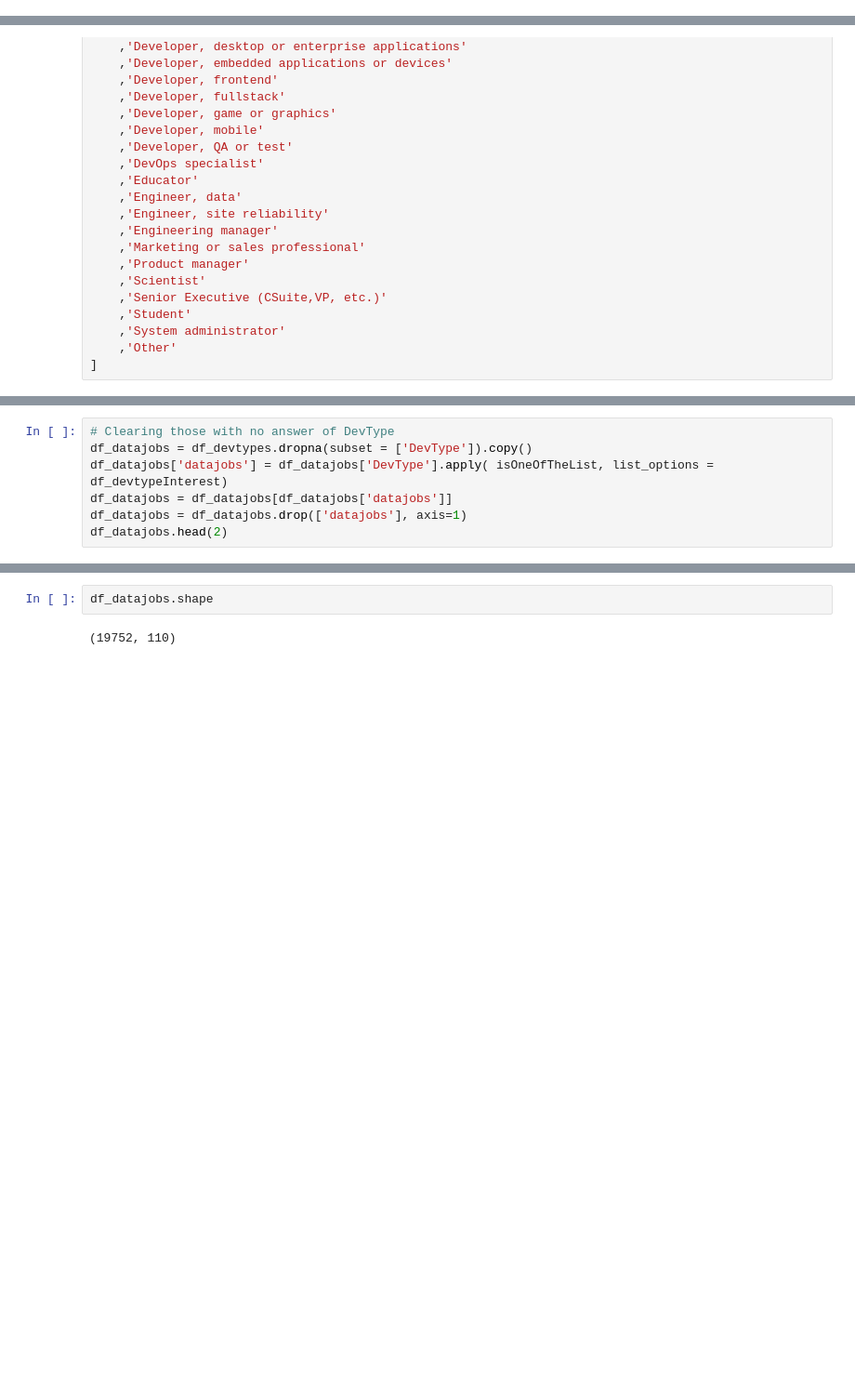
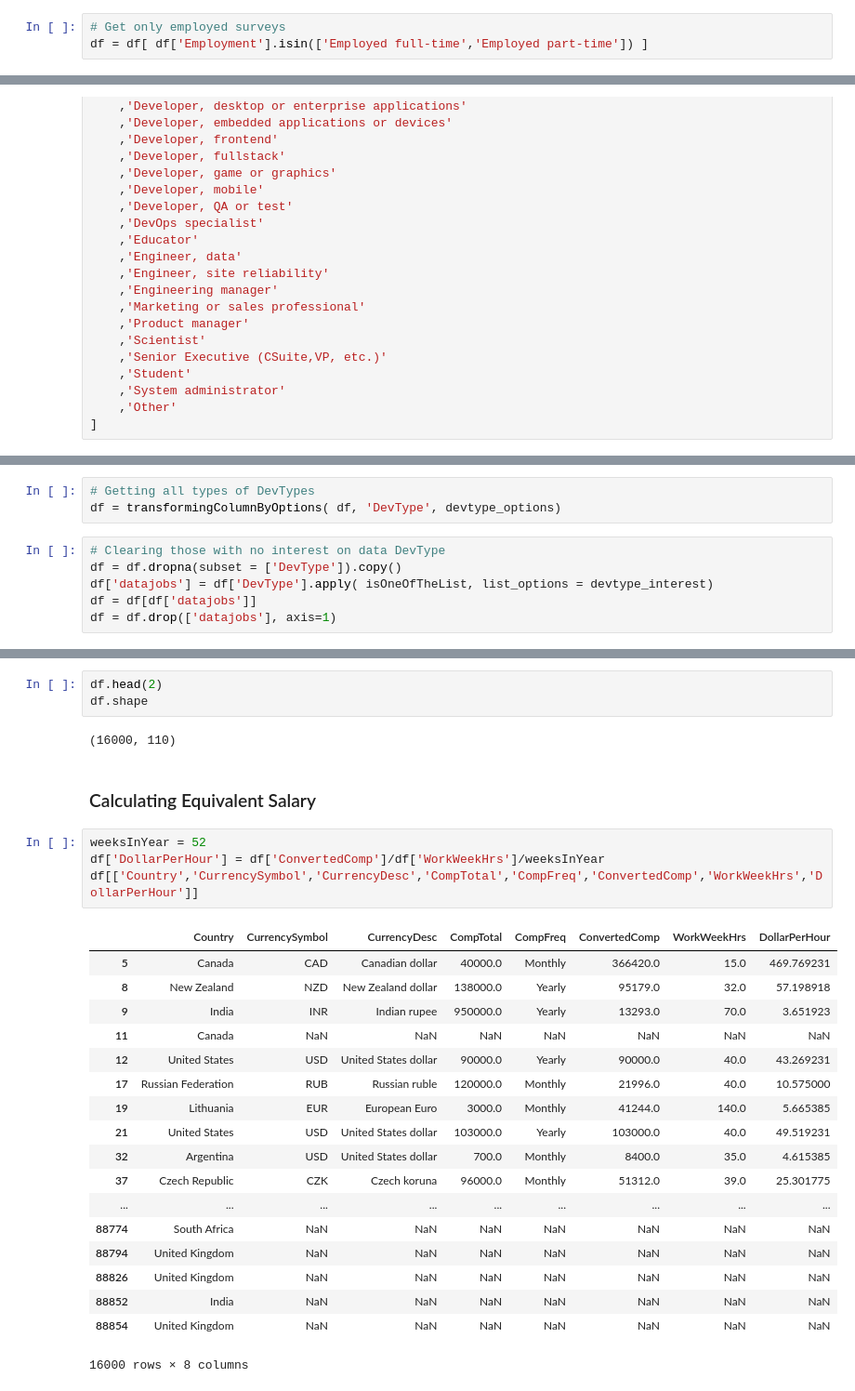
Before and after one commit to RenanVieiraDias/portfolio__data_science_articles, a Jupyter notebook: datasciencemedium.ipynb, the cells around one changed output, grey strips where cells are left out. Shown: that part at 93% size. Cells and saved outputs as stored; diff of their text form; blank space fills up the shorter version.

Commit message:
rvd-filteringdataser
filtering dataset by employment status and devtype.
Calculating value per hour of wotk

```diff
--- a/datasciencemedium.ipynb
+++ b/datasciencemedium.ipynb
@@ -31,2 +61,5 @@ df.head(2)
+# %%
+# Get only employed surveys
+df = df[ df['Employment'].isin(['Employed full-time','Employed part-time']) ]
 # %% [markdown]
 ### Checking Every Work Title
@@ -144,7 +108,9 @@ df_devtypes['DevType'].isnull().sum()
+# %%
+# Getting all types of DevTypes
+df = transformingColumnByOptions( df, 'DevType', devtype_options)
 # %%
-# Clearing those with no answer of DevType
-df_datajobs = df_devtypes.dropna(subset = ['DevType']).copy()
-df_datajobs['datajobs'] = df_datajobs['DevType'].apply( isOneOfTheList, list_options = df_devtypeInterest)
-df_datajobs = df_datajobs[df_datajobs['datajobs']]
-df_datajobs = df_datajobs.drop(['datajobs'], axis=1)
-df_datajobs.head(2)
+# Clearing those with no interest on data DevType
+df = df.dropna(subset = ['DevType']).copy()
+df['datajobs'] = df['DevType'].apply( isOneOfTheList, list_options = devtype_interest)
+df = df[df['datajobs']]
+df = df.drop(['datajobs'], axis=1)
@@ -156,4 +117,30 @@ df_datajobs.head(2)
-# %%
-df_datajobs.shape
-# %% [output]
-(19752, 110)
+# %%
+df.head(2)
+df.shape
+# %% [output]
+(16000, 110)
+# %% [markdown]
+### Calculating Equivalent Salary
+# %%
+weeksInYear = 52
+df['DollarPerHour'] = df['ConvertedComp']/df['WorkWeekHrs']/weeksInYear
+df[['Country','CurrencySymbol','CurrencyDesc','CompTotal','CompFreq','ConvertedComp','WorkWeekHrs','DollarPerHour']]
+# %% [output]
+|  | Country | CurrencySymbol | CurrencyDesc | CompTotal | CompFreq | ConvertedComp | WorkWeekHrs | DollarPerHour |
+| 5 | Canada | CAD | Canadian dollar | 40000.0 | Monthly | 366420.0 | 15.0 | 469.769231 |
+| 8 | New Zealand | NZD | New Zealand dollar | 138000.0 | Yearly | 95179.0 | 32.0 | 57.198918 |
+| 9 | India | INR | Indian rupee | 950000.0 | Yearly | 13293.0 | 70.0 | 3.651923 |
+| 11 | Canada | NaN | NaN | NaN | NaN | NaN | NaN | NaN |
+| 12 | United States | USD | United States dollar | 90000.0 | Yearly | 90000.0 | 40.0 | 43.269231 |
+| 17 | Russian Federation | RUB | Russian ruble | 120000.0 | Monthly | 21996.0 | 40.0 | 10.575000 |
+| 19 | Lithuania | EUR | European Euro | 3000.0 | Monthly | 41244.0 | 140.0 | 5.665385 |
+| 21 | United States | USD | United States dollar | 103000.0 | Yearly | 103000.0 | 40.0 | 49.519231 |
+| 32 | Argentina | USD | United States dollar | 700.0 | Monthly | 8400.0 | 35.0 | 4.615385 |
+| 37 | Czech Republic | CZK | Czech koruna | 96000.0 | Monthly | 51312.0 | 39.0 | 25.301775 |
+| ... | ... | ... | ... | ... | ... | ... | ... | ... |
+| 88774 | South Africa | NaN | NaN | NaN | NaN | NaN | NaN | NaN |
+| 88794 | United Kingdom | NaN | NaN | NaN | NaN | NaN | NaN | NaN |
+| 88826 | United Kingdom | NaN | NaN | NaN | NaN | NaN | NaN | NaN |
+| 88852 | India | NaN | NaN | NaN | NaN | NaN | NaN | NaN |
+| 88854 | United Kingdom | NaN | NaN | NaN | NaN | NaN | NaN | NaN |
+16000 rows × 8 columns
```
Also changed, not shown: parts of 20 cells of this notebook, 1 other file.
